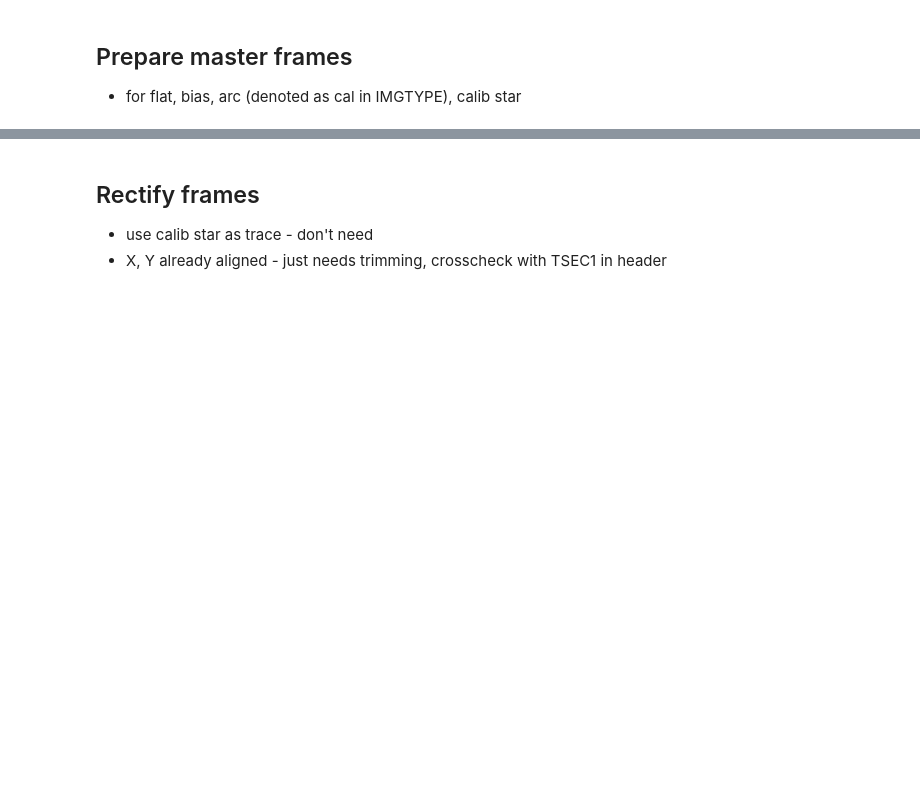
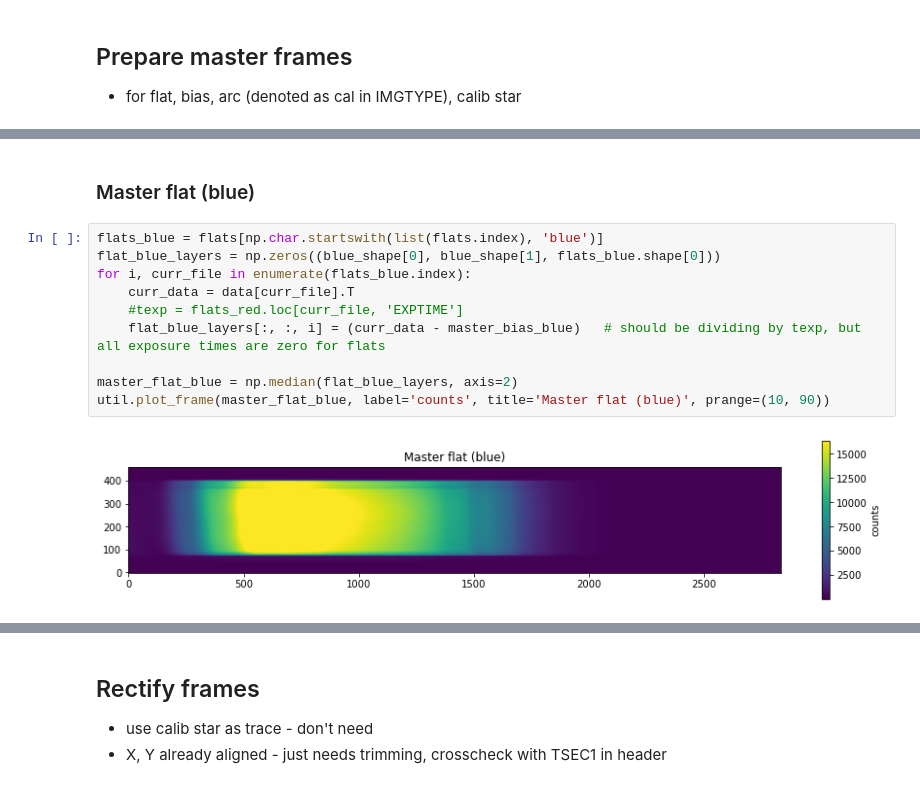
Before and after one commit to jaladh-singhal/ay107_observation, a Jupyter notebook: sn_spectra_reduction.ipynb, the cells around one changed output, grey strips where cells are left out. Cells and saved outputs as stored; diff of their text form; blank space fills up the shorter version.

```diff
--- a/sn_spectra_reduction.ipynb
+++ b/sn_spectra_reduction.ipynb
@@ -185,0 +198,14 @@ red0001
+# %% [markdown]
+### Master flat (blue)
+# %%
+flats_blue = flats[np.char.startswith(list(flats.index), 'blue')]
+flat_blue_layers = np.zeros((blue_shape[0], blue_shape[1], flats_blue.shape[0]))
+for i, curr_file in enumerate(flats_blue.index):
+    curr_data = data[curr_file].T
+    #texp = flats_red.loc[curr_file, 'EXPTIME']
+    flat_blue_layers[:, :, i] = (curr_data - master_bias_blue)   # should be dividing by texp, but all exposure times are zero for flats
+
+master_flat_blue = np.median(flat_blue_layers, axis=2)
+util.plot_frame(master_flat_blue, label='counts', title='Master flat (blue)', prange=(10, 90))
+# %% [output]
+[figure, added]
```
Also changed, not shown: parts of 13 cells of this notebook.
